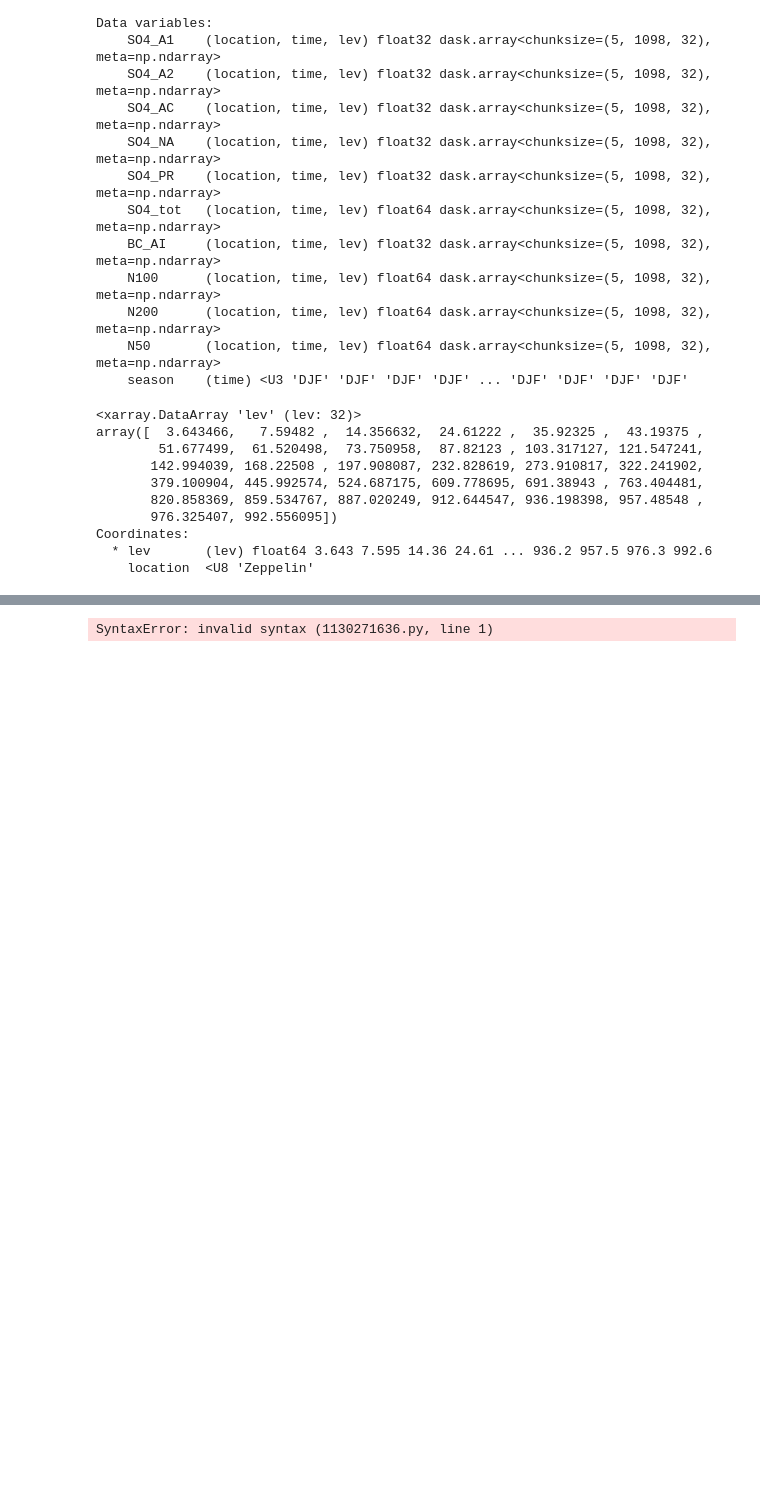
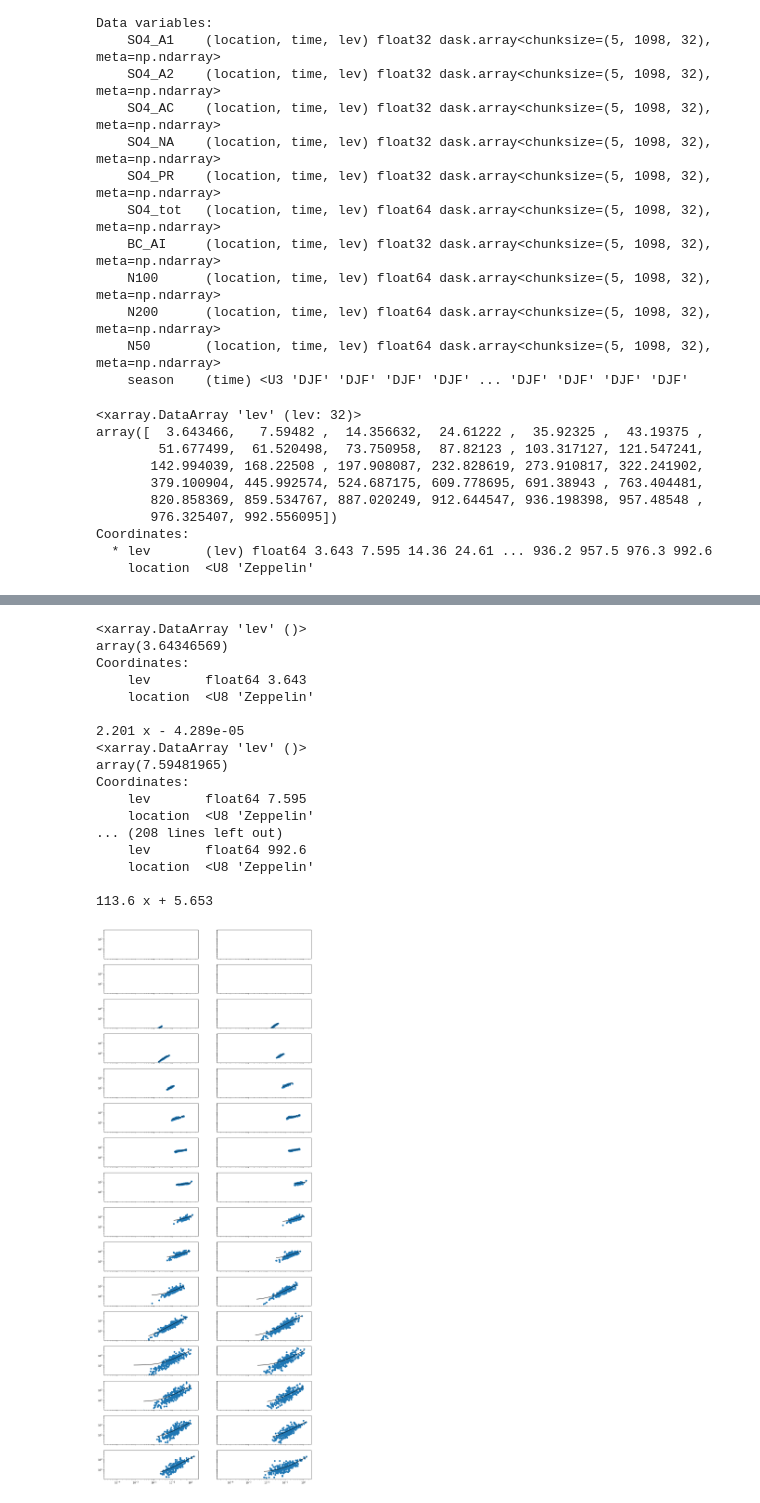
Before and after one commit to eScience-course/-Tjaernoe2022-group1, a Jupyter notebook: notebooks/Stefan/N100 Model vs SO4.ipynb, the cells around one changed output, grey strips where cells are left out. Drawn from its saved outputs; the diff is of its cells as text; code cells hidden in the pictures; blank space fills up the shorter version.

```diff
--- a/notebooks/Stefan/N100 Model vs SO4.ipynb
+++ b/notebooks/Stefan/N100 Model vs SO4.ipynb
@@ -548,22 +559,39 @@ Coordinates:
 # %%
-fig, axs = plt.subplots(6,6, sharex=True, sharey=True, figsize = )
+fig, axs = plt.subplots(16,2, figsize = [15,40], sharex=True, sharey=True)
 
 #ax.set_ylim ([0,750])
 #ax.set_xlim ([0,1.2])
 
 for lev, ax in zip(summer_daily['lev'], axs.flatten()):
     print(lev)
     _dss = summer_daily.where(summer_daily['lev']==lev)
     _dss = _dss.to_dataframe().dropna()
     ax.scatter(x=_dss['SO4_tot'], y=_dss['N100'] )
-    z = np.polyfit(_dss['SO4_tot'], _dss['N50'], 1)
+    z = np.polyfit(_dss['SO4_tot'], _dss['N100'], 1)
     p = np.poly1d(z)
     x= np.logspace(np.log10(_dss['SO4_tot'].min()), np.log10(_dss['SO4_tot'].max()))
     ax.plot( x, p(x), c = 'black', )
     print(p)
     #ax.set_ylim ([7,100])
     #ax.set_xlim ([0.007,0.2])
     ax.set_yscale ('log')
     ax.set_xscale ('log')
 # %% [output]
-SyntaxError: invalid syntax (1130271636.py, line 1)
+<xarray.DataArray 'lev' ()>
+array(3.64346569)
+Coordinates:
+    lev       float64 3.643
+    location  <U8 'Zeppelin'
+
+2.201 x - 4.289e-05
+<xarray.DataArray 'lev' ()>
+array(7.59481965)
+Coordinates:
+    lev       float64 7.595
+    location  <U8 'Zeppelin'
+... (208 lines left out)
+    lev       float64 992.6
+    location  <U8 'Zeppelin'
+
+113.6 x + 5.653
+[figure, added]
```
Also changed, not shown: parts of 6 cells of this notebook.
